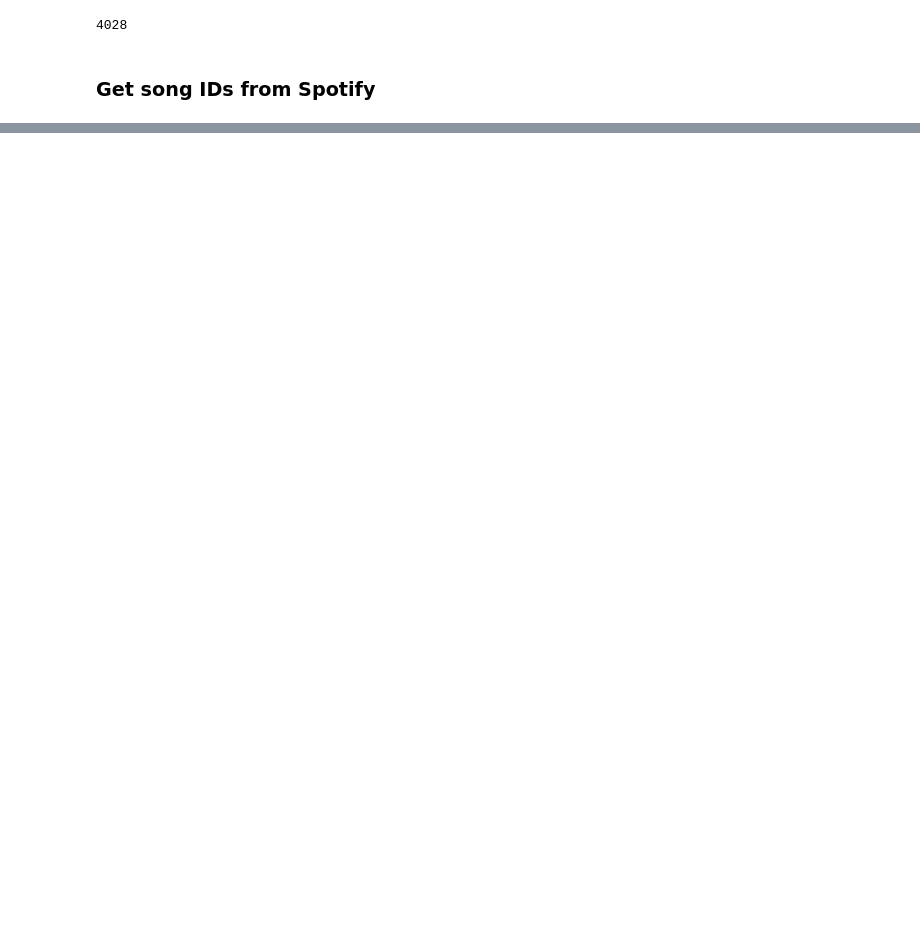
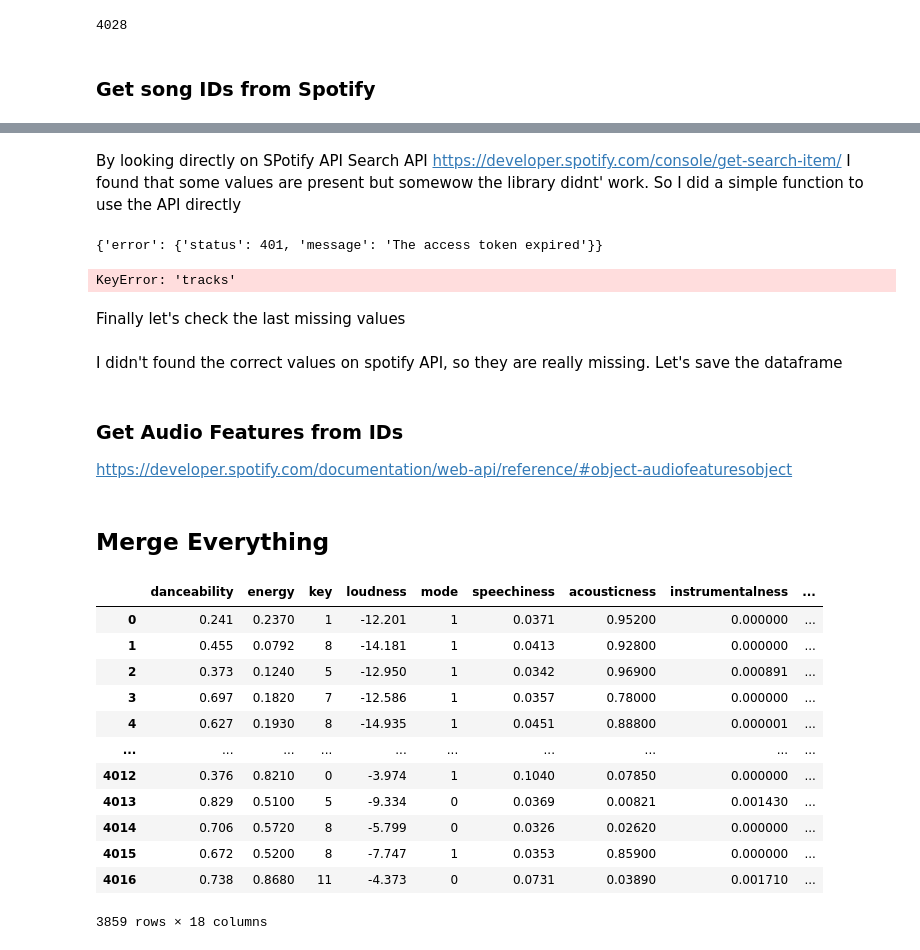
Before and after one commit to limagbz/top_billboard_songs_spotify, a Jupyter notebook: 1 - Data Acquisition.ipynb, the cells around one changed output, grey strips where cells are left out. Drawn from its saved outputs; the diff is of its cells as text; code cells hidden in the pictures; blank space fills up the shorter version.

```diff
--- a/1 - Data Acquisition.ipynb
+++ b/1 - Data Acquisition.ipynb
@@ -114,0 +180,19 @@ spotify_ids_df.to_csv(SONG_IDS_FILEPATH)
+# %% [markdown]
+By looking directly on SPotify API Search API https://developer.spotify.com/console/get-search-item/ I found that some values are present but somewow the library didnt' work. So I did a simple function to use the API directly
+# %%
+for song in tqdm(list(missing_ids.itertuples())):
+
+    base_api_music = spotify_api_by_requests(" ".join([song.name, song.artist]))
+
+    api_song_id = base_api_music[0]
+    api_song_name = base_api_music[1]
+    api_song_artists = ",".join(base_api_music[2]) if base_api_music[2] is not None else None
+
+    spotify_ids_df.at[song.Index, 'api_id'] = api_song_id
+    spotify_ids_df.at[song.Index, 'api_name'] = api_song_name
+    spotify_ids_df.at[song.Index, 'api_artists'] = api_song_artists
+# %% [output]
+{'error': {'status': 401, 'message': 'The access token expired'}}
+KeyError: 'tracks'
+# %% [markdown]
+Finally let's check the last missing values
@@ -115 +204,3 @@ spotify_ids_df.to_csv(SONG_IDS_FILEPATH)
+# %% [markdown]
+I didn't found the correct values on spotify API, so they are really missing. Let's save the dataframe
 # %%
@@ -119,0 +208,3 @@ teste
+# %% [markdown]
+### Get Audio Features from IDs
+https://developer.spotify.com/documentation/web-api/reference/#object-audiofeaturesobject
@@ -119,0 +222,22 @@ teste
+# %% [markdown]
+## Merge Everything
+# %%
+billboard_table_df = pd.read_csv(BILLBOARD_TABLE_FILEPATH, index_col=0)
+spotify_ids_df = pd.read_csv(SONG_IDS_FILEPATH, index_col=0)
+audio_features_df = pd.read_csv(SONG_AUDIO_FEATURES_FILEPATH, index_col=0)
+# %%
+audio_features_df.drop_duplicates()
+# %% [output]
+|  | danceability | energy | key | loudness | mode | speechiness | acousticness | instrumentalness | ... |
+| 0 | 0.241 | 0.2370 | 1 | -12.201 | 1 | 0.0371 | 0.95200 | 0.000000 | ... |
+| 1 | 0.455 | 0.0792 | 8 | -14.181 | 1 | 0.0413 | 0.92800 | 0.000000 | ... |
+| 2 | 0.373 | 0.1240 | 5 | -12.950 | 1 | 0.0342 | 0.96900 | 0.000891 | ... |
+| 3 | 0.697 | 0.1820 | 7 | -12.586 | 1 | 0.0357 | 0.78000 | 0.000000 | ... |
+| 4 | 0.627 | 0.1930 | 8 | -14.935 | 1 | 0.0451 | 0.88800 | 0.000001 | ... |
+| ... | ... | ... | ... | ... | ... | ... | ... | ... | ... |
+| 4012 | 0.376 | 0.8210 | 0 | -3.974 | 1 | 0.1040 | 0.07850 | 0.000000 | ... |
+| 4013 | 0.829 | 0.5100 | 5 | -9.334 | 0 | 0.0369 | 0.00821 | 0.001430 | ... |
+| 4014 | 0.706 | 0.5720 | 8 | -5.799 | 0 | 0.0326 | 0.02620 | 0.000000 | ... |
+| 4015 | 0.672 | 0.5200 | 8 | -7.747 | 1 | 0.0353 | 0.85900 | 0.000000 | ... |
+| 4016 | 0.738 | 0.8680 | 11 | -4.373 | 0 | 0.0731 | 0.03890 | 0.001710 | ... |
+3859 rows × 18 columns
```
Also changed, not shown: parts of 22 cells of this notebook, 6 other files.
